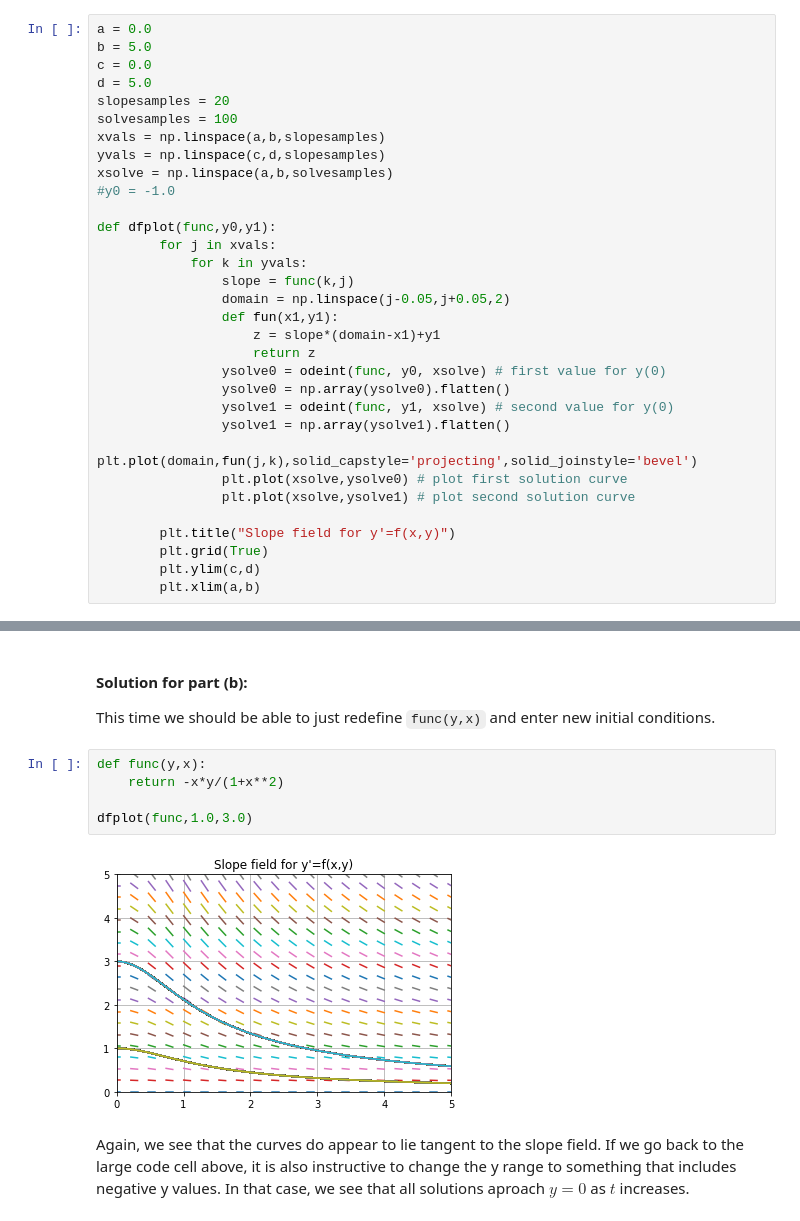
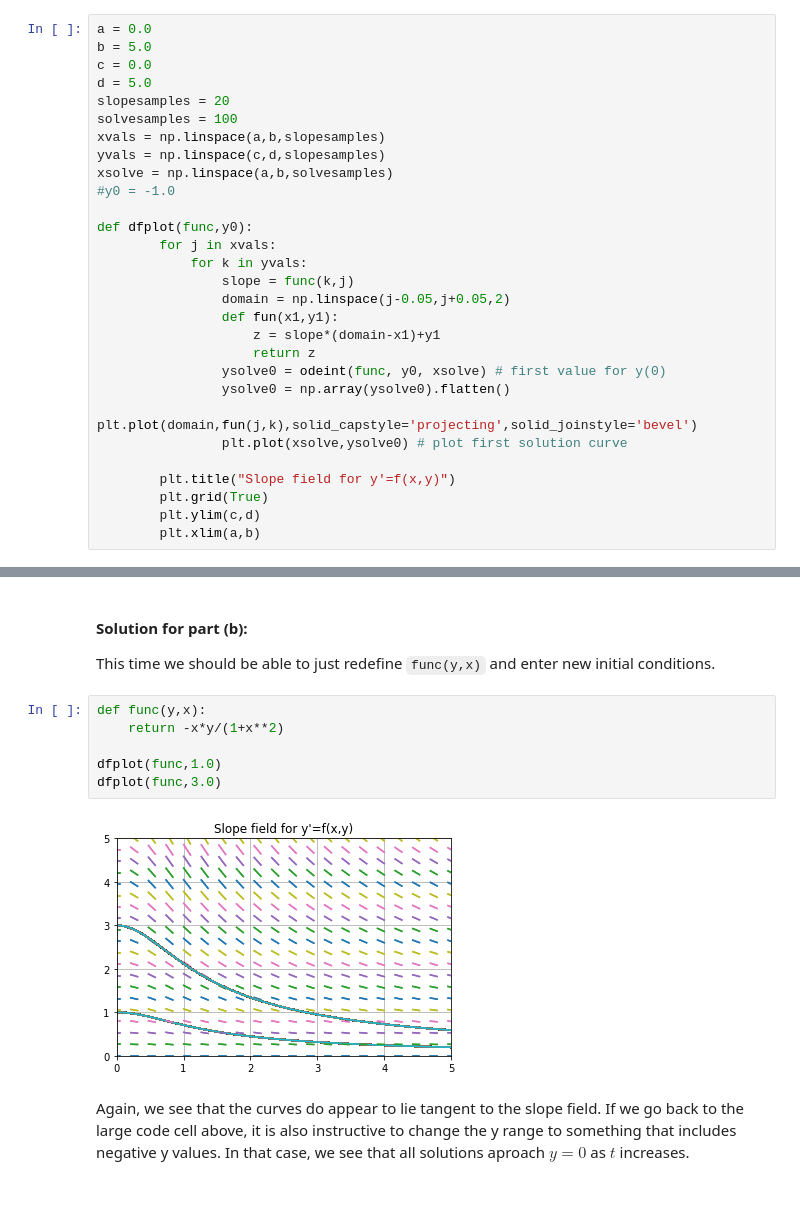
Before and after one commit to sean-fitzpatrick/cms-summer-2022, a Jupyter notebook: worksheets/Assignment3sol.ipynb, the cells around one changed output, grey strips where cells are left out. Saved outputs shown, nothing was run; the diff lists cells and outputs as text.

```diff
--- a/worksheets/Assignment3sol.ipynb
+++ b/worksheets/Assignment3sol.ipynb
@@ -40,7 +40,7 @@ yvals = np.linspace(c,d,slopesamples)
 xsolve = np.linspace(a,b,solvesamples)
 #y0 = -1.0
 
-def dfplot(func,y0,y1):
+def dfplot(func,y0):
         for j in xvals:
             for k in yvals:
                 slope = func(k,j)
@@ -50,11 +50,8 @@ def dfplot(func,y0,y1):
                     return z
                 ysolve0 = odeint(func, y0, xsolve) # first value for y(0)
                 ysolve0 = np.array(ysolve0).flatten()
-                ysolve1 = odeint(func, y1, xsolve) # second value for y(0)
-                ysolve1 = np.array(ysolve1).flatten()
                 plt.plot(domain,fun(j,k),solid_capstyle='projecting',solid_joinstyle='bevel')
                 plt.plot(xsolve,ysolve0) # plot first solution curve
-                plt.plot(xsolve,ysolve1) # plot second solution curve
 
         plt.title("Slope field for y'=f(x,y)")
         plt.grid(True)
@@ -80,10 +78,11 @@ This time we should be able to just redefine `func(y,x)` and enter new initial c
 # %%
 def func(y,x):
     return -x*y/(1+x**2)
 
-dfplot(func,1.0,3.0)
+dfplot(func,1.0)
+dfplot(func,3.0)
 # %% [output]
-[figure, old version]
+[figure, new version]
 # %% [markdown]
 Again, we see that the curves do appear to lie tangent to the slope field. If we go back to the large code cell above, it is also instructive to change the y range to something that includes negative y values. In that case, we see that all solutions aproach $y=0$ as $t$ increases.
 # %% [markdown]
```
Also changed, not shown: parts of 1 cell of this notebook, 3 other files.
